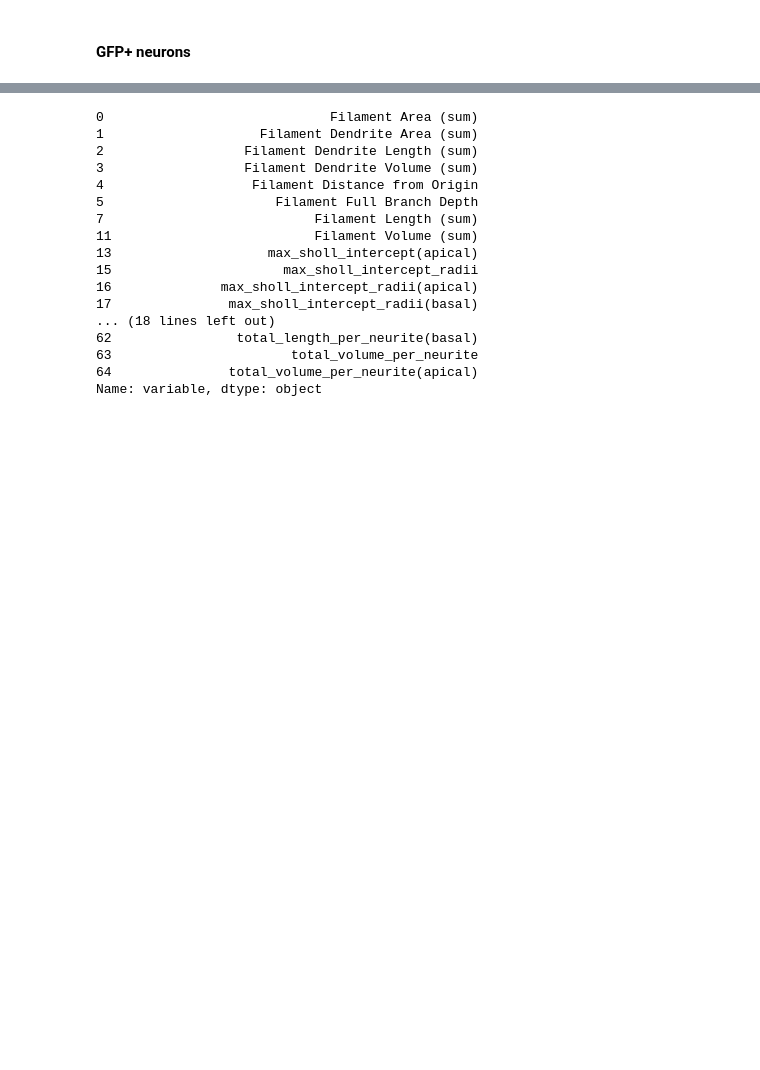
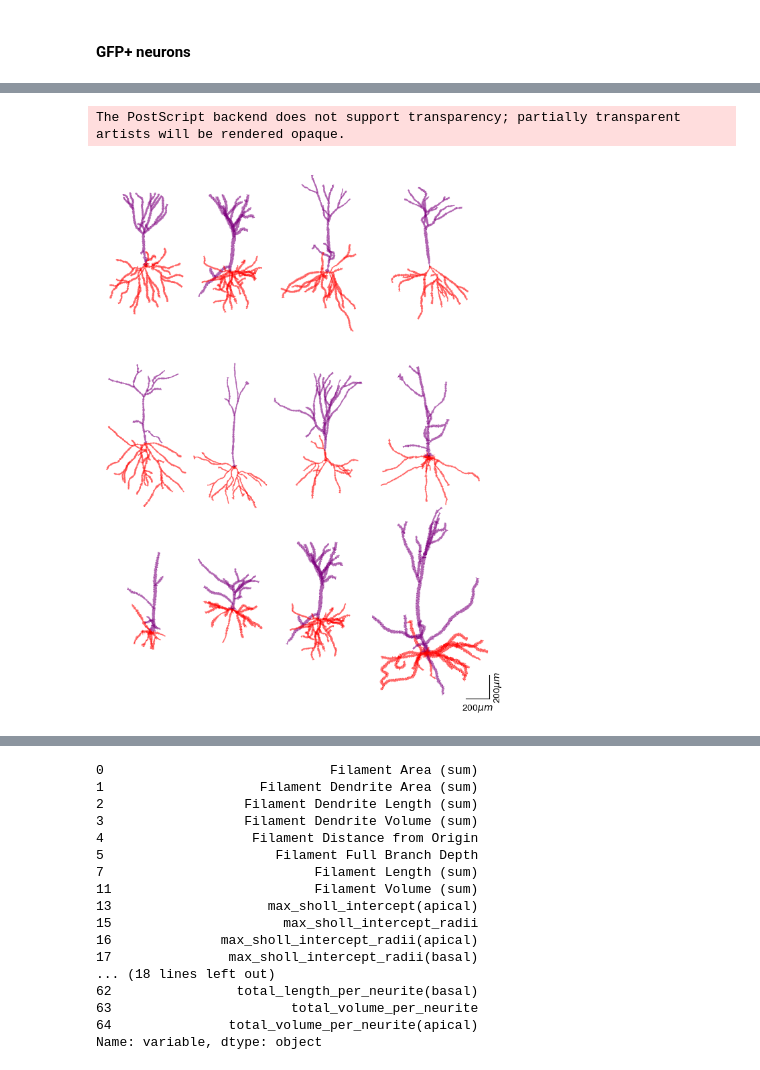
Before and after one commit to githubfzq/memory_lab, a Jupyter notebook: patch/analysis/20191107/patch & morphology analysis.ipynb, the cells around one changed output, grey strips where cells are left out. Saved outputs shown, nothing was run; the diff lists cells and outputs as text; code cells hidden in the pictures; blank space fills up the shorter version.

```diff
--- a/patch/analysis/20191107/patch & morphology analysis.ipynb
+++ b/patch/analysis/20191107/patch & morphology analysis.ipynb
@@ -768,0 +771,6 @@ The PostScript backend does not support transparency; partially transparent arti
+# %%
+gfp1_neurons = [to_plot_neurons[i-1] for i in [2,1,10,16,14,15,9,7,5,4,13,12]]
+pred_mpp.plot_apical_upside(gfp1_neurons, to_save="demos5/recover_GFP_ET1")
+# %% [output]
+The PostScript backend does not support transparency; partially transparent artists will be rendered opaque.
+[figure, added]
```
Also changed, not shown: parts of 9 cells of this notebook, 5 other files.
